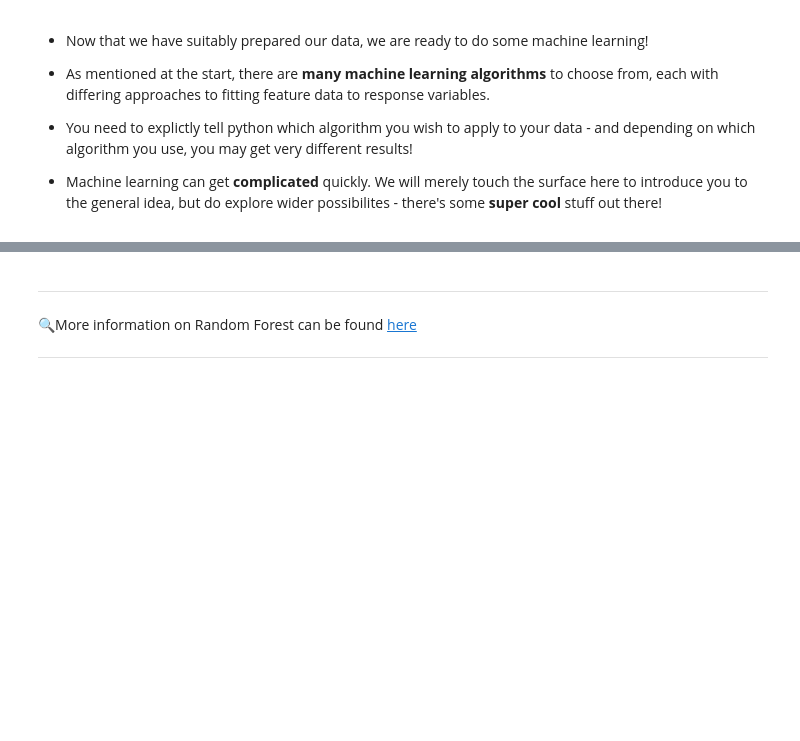
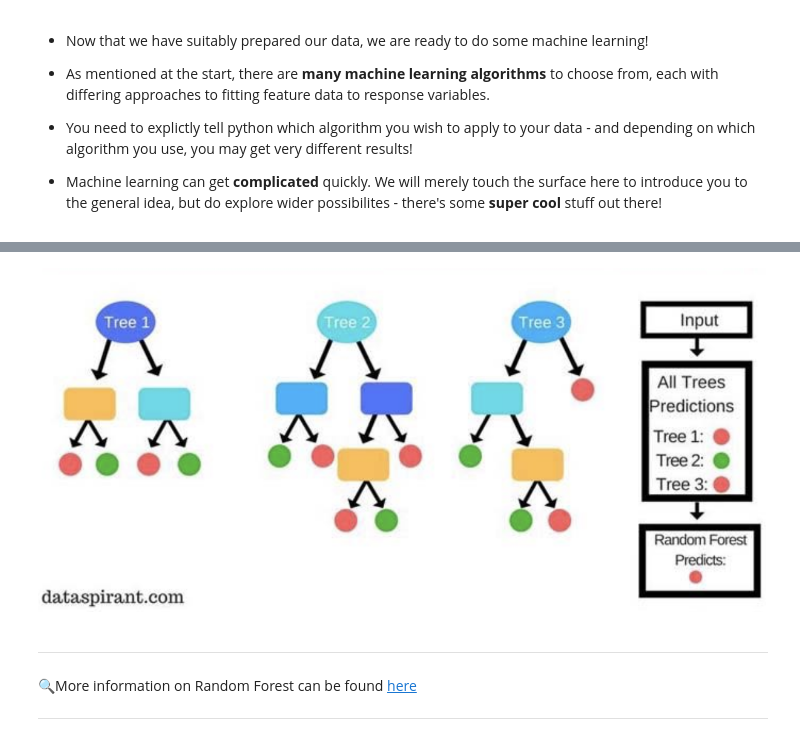
Before and after one commit to DrJodieLord/python_teaching_material, a Jupyter notebook: Session4/Session4.ipynb, the cells around one changed output, grey strips where cells are left out. Saved outputs shown, nothing was run; the diff lists cells and outputs as text; code cells hidden in the pictures; blank space fills up the shorter version.

Commit message:
slight edit to Random Forest task in workbook

```diff
--- a/Session4/Session4.ipynb
+++ b/Session4/Session4.ipynb
@@ -363,3 +369,7 @@ ___________________
+# %%
+Image('images/random_forest.png')
+# %% [output]
+[figure, added]
 # %% [markdown]
 ________
 🔍More information on Random Forest can be found [here](https://towardsdatascience.com/understanding-random-forest-58381e0602d2)
```
Also changed, not shown: parts of 11 cells of this notebook.
